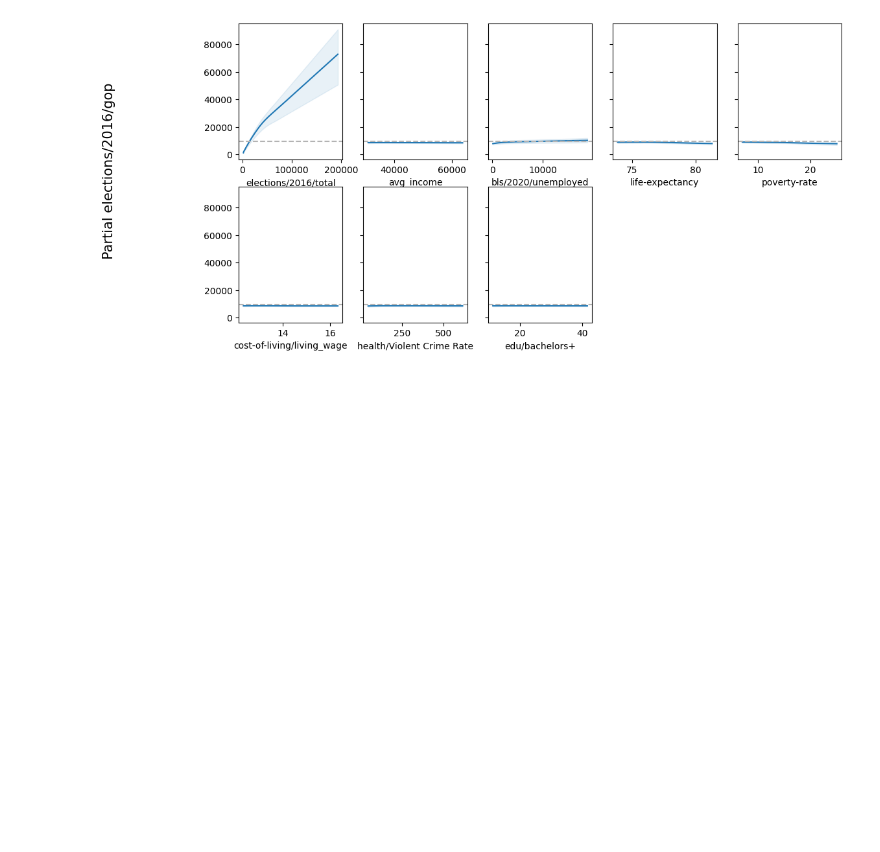
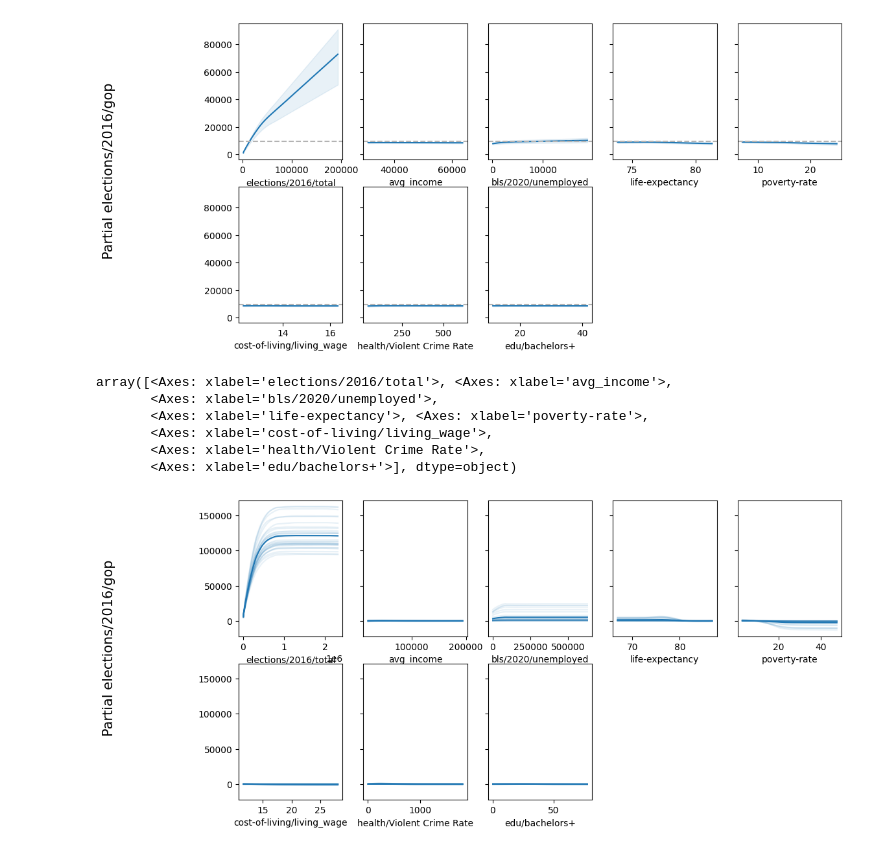
Before and after one commit to evacragnolino/Data-Science-Foundations, a Jupyter notebook: Unit8_project_.ipynb, the cells around one changed output. Cells and saved outputs as stored; diff of their text form; code cells hidden in the pictures; blank space fills up the shorter version.

```diff
--- a/Unit8_project_.ipynb
+++ b/Unit8_project_.ipynb
@@ -375,3 +375,13 @@ array([<Axes: xlabel='elections/2016/total'>, <Axes: xlabel='avg_income'>,
        <Axes: xlabel='health/Violent Crime Rate'>,
        <Axes: xlabel='edu/bachelors+'>], dtype=object)
 [figure]
+# %%
+pmb.plot_ice( μ_, X, Y, grid=(1, 5), func=np.exp, figsize = (12,6))
+# %% [output]
+array([<Axes: xlabel='elections/2016/total'>, <Axes: xlabel='avg_income'>,
+       <Axes: xlabel='bls/2020/unemployed'>,
+       <Axes: xlabel='life-expectancy'>, <Axes: xlabel='poverty-rate'>,
+       <Axes: xlabel='cost-of-living/living_wage'>,
+       <Axes: xlabel='health/Violent Crime Rate'>,
+       <Axes: xlabel='edu/bachelors+'>], dtype=object)
+[figure, added]
```
